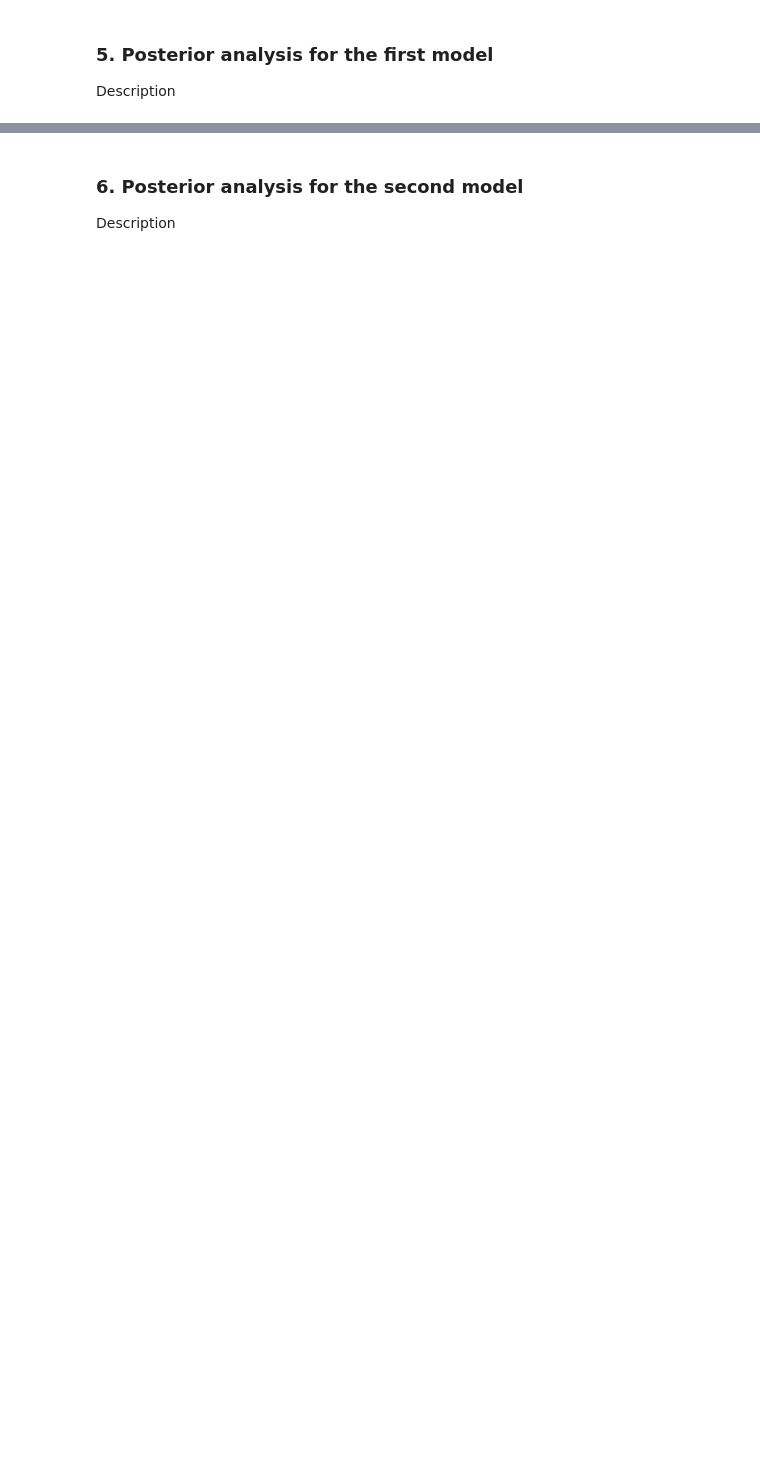
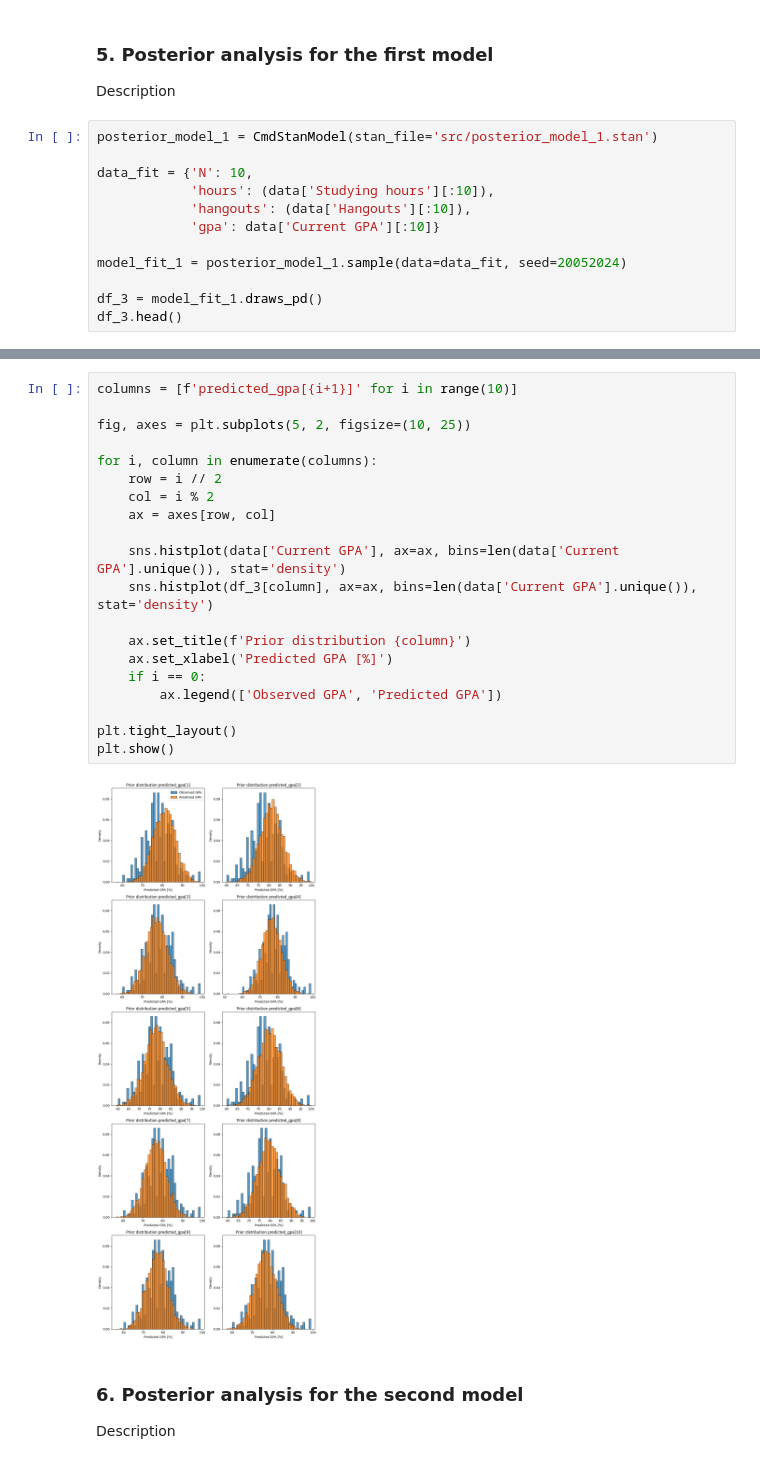
Before and after one commit to DanielJurkowski/DataAnalyticsProject, a Jupyter notebook: notebook.ipynb, the cells around one changed output, grey strips where cells are left out. Saved outputs shown, nothing was run; the diff lists cells and outputs as text; blank space fills up the shorter version.

Commit message:
posterior attempt

```diff
--- a/notebook.ipynb
+++ b/notebook.ipynb
@@ -575,3 +589,15 @@ plt.show()
 # %% [markdown]
 ### 5. Posterior analysis for the first model
 Description
+# %%
+posterior_model_1 = CmdStanModel(stan_file='src/posterior_model_1.stan')
+
+data_fit = {'N': 10,
+            'hours': (data['Studying hours'][:10]),
+            'hangouts': (data['Hangouts'][:10]),
+            'gpa': data['Current GPA'][:10]}
+
+model_fit_1 = posterior_model_1.sample(data=data_fit, seed=20052024)
+
+df_3 = model_fit_1.draws_pd()
+df_3.head()
@@ -578,3 +640,25 @@ Description
+# %%
+columns = [f'predicted_gpa[{i+1}]' for i in range(10)]
+
+fig, axes = plt.subplots(5, 2, figsize=(10, 25))
+
+for i, column in enumerate(columns):
+    row = i // 2
+    col = i % 2
+    ax = axes[row, col]
+
+    sns.histplot(data['Current GPA'], ax=ax, bins=len(data['Current GPA'].unique()), stat='density')
+    sns.histplot(df_3[column], ax=ax, bins=len(data['Current GPA'].unique()), stat='density')
+
+    ax.set_title(f'Prior distribution {column}')
+    ax.set_xlabel('Predicted GPA [%]')
+    if i == 0:
+        ax.legend(['Observed GPA', 'Predicted GPA'])
+
+plt.tight_layout()
+plt.show()
+# %% [output]
+[figure, added]
 # %% [markdown]
 ### 6. Posterior analysis for the second model
 Description
```
Also changed, not shown: parts of 14 cells of this notebook, 8 other files.
